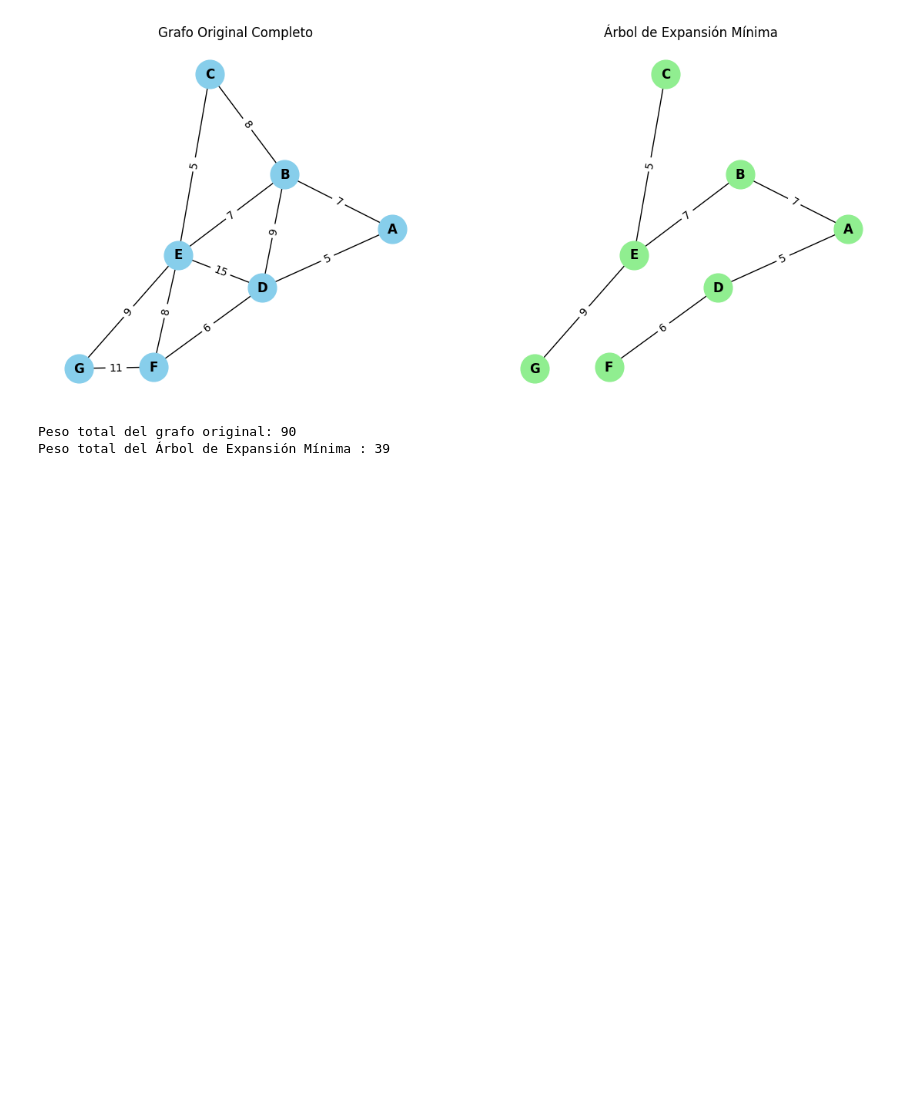
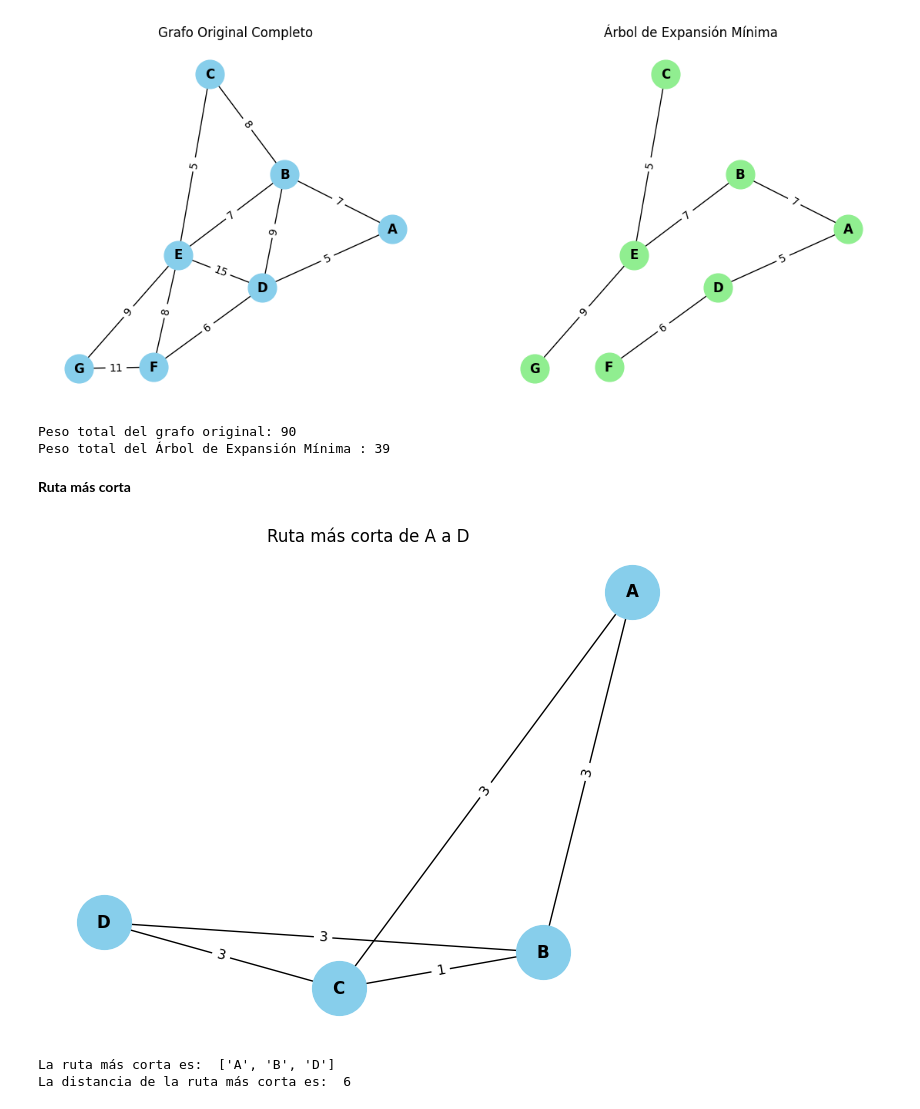
Before and after one commit to gonzalezzayra/INVESTIGACION-DE-OPERACIONES, a Jupyter notebook: Modelos_de_Redes_1.ipynb, the cells around one changed output. Cells and saved outputs as stored; diff of their text form; code cells hidden in the pictures; blank space fills up the shorter version.

```diff
--- a/Modelos_de_Redes_1.ipynb
+++ b/Modelos_de_Redes_1.ipynb
@@ -291,3 +293,5 @@ print(f"Peso total del Árbol de Expansión Mínima : {suma_pesos_arbol}")
 # %% [output]
 Peso total del grafo original: 90
 Peso total del Árbol de Expansión Mínima : 39
+# %% [markdown]
+**Ruta más corta**
@@ -293,0 +301,42 @@ Peso total del Árbol de Expansión Mínima : 39
+# %%
+G = nx.Graph()
+# %%
+G.add_edge('A', 'B', weight = 3)
+G.add_edge('A', 'C', weight = 3)
+G.add_edge('B', 'C', weight = 1)
+G.add_edge('B', 'D', weight = 3)
+G.add_edge('C', 'D', weight = 3)
+# %%
+#Para la ruta más corta
+inicio = 'A'
+final = 'D'
+
+ruta_corta  = nx.shortest_path(G, source=inicio, target=final, weight='weight', method='dijkstra')
+#print("La ruta más corta es: ", ruta_corta) #Para ver cuál es la ruta más corta
+
+#Para la distancia de la ruta más corta
+distancia = nx.shortest_path_length(G, source=inicio, target=final, weight='weight', method='dijkstra')
+#print("La distancia de la ruta más corta es: ", distancia)
+# %%
+#Esto es para fijar los nodos y no cambien cada vez que se compila
+posicion2 = nx.spring_layout(G, seed=42)
+
+#Dibujar el grafo
+nx.draw(G, posicion2, with_labels=True, node_color='skyblue', node_size=1500, font_weight='bold')
+
+#Esto es para incluir las etiquetas de los'weight'
+edge_labels = nx.get_edge_attributes(G, 'weight')
+
+#Esto dibuja las eyiquetas de los arcos
+nx.draw_networkx_edge_labels(G, posicion2, edge_labels=edge_labels)
+
+#Para mostrar el titulo del grafo
+plt.title("Ruta más corta de A a D")
+plt.show() #Mostrar el grafo
+
+print("La ruta más corta es: ", ruta_corta) #Para ver cuál es la ruta más corta
+print("La distancia de la ruta más corta es: ", distancia)#Para ver la distancia de la ruta más corta
+# %% [output]
+[figure, added]
+La ruta más corta es:  ['A', 'B', 'D']
+La distancia de la ruta más corta es:  6
```
Also changed, not shown: parts of 9 cells of this notebook.
